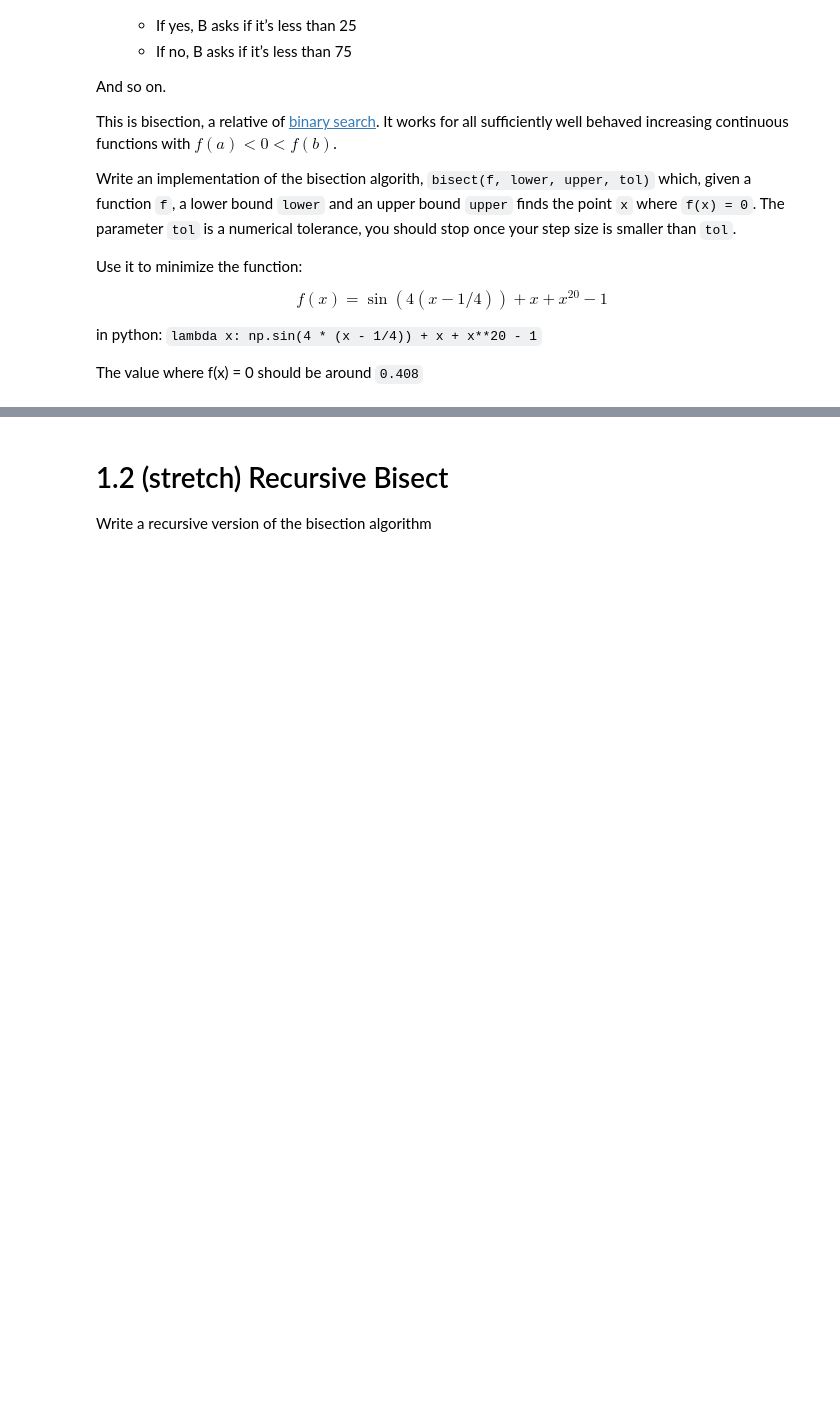
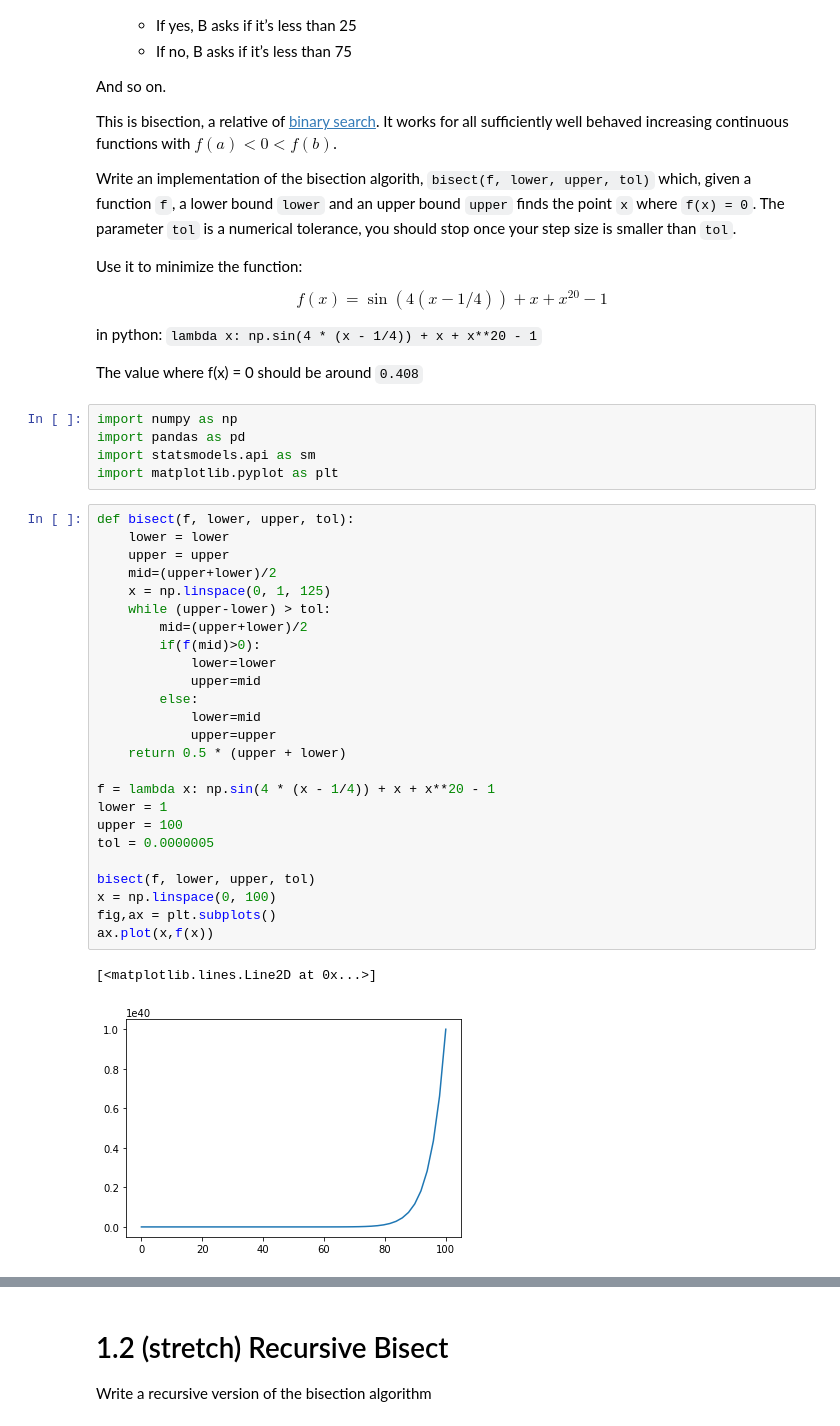
Before and after one commit to cb-ds-1/3-5-optimization, a Jupyter notebook: Workshop_ Maximum likelihood.ipynb, the cells around one changed output, grey strips where cells are left out. Cells and saved outputs as stored; diff of their text form; blank space fills up the shorter version.

```diff
--- a/Workshop_ Maximum likelihood.ipynb
+++ b/Workshop_ Maximum likelihood.ipynb
@@ -29,3 +29,36 @@ $$
 in python: `lambda x: np.sin(4 * (x - 1/4)) + x + x**20 - 1`
 
 The value where f(x) = 0 should be around `0.408`
+# %%
+import numpy as np
+import pandas as pd
+import statsmodels.api as sm
+import matplotlib.pyplot as plt
+# %%
+def bisect(f, lower, upper, tol):
+    lower = lower
+    upper = upper
+    mid=(upper+lower)/2
+    x = np.linspace(0, 1, 125)
+    while (upper-lower) > tol:
+        mid=(upper+lower)/2
+        if(f(mid)>0):
+            lower=lower
+            upper=mid
+        else:
+            lower=mid
+            upper=upper
+    return 0.5 * (upper + lower)
+
+f = lambda x: np.sin(4 * (x - 1/4)) + x + x**20 - 1
+lower = 1
+upper = 100
+tol = 0.0000005
+
+bisect(f, lower, upper, tol)
+x = np.linspace(0, 100)
+fig,ax = plt.subplots()
+ax.plot(x,f(x))
+# %% [output]
+[<matplotlib.lines.Line2D at 0x...>]
+[figure, added]
```
Also changed, not shown: parts of 14 cells of this notebook, 1 other file.
